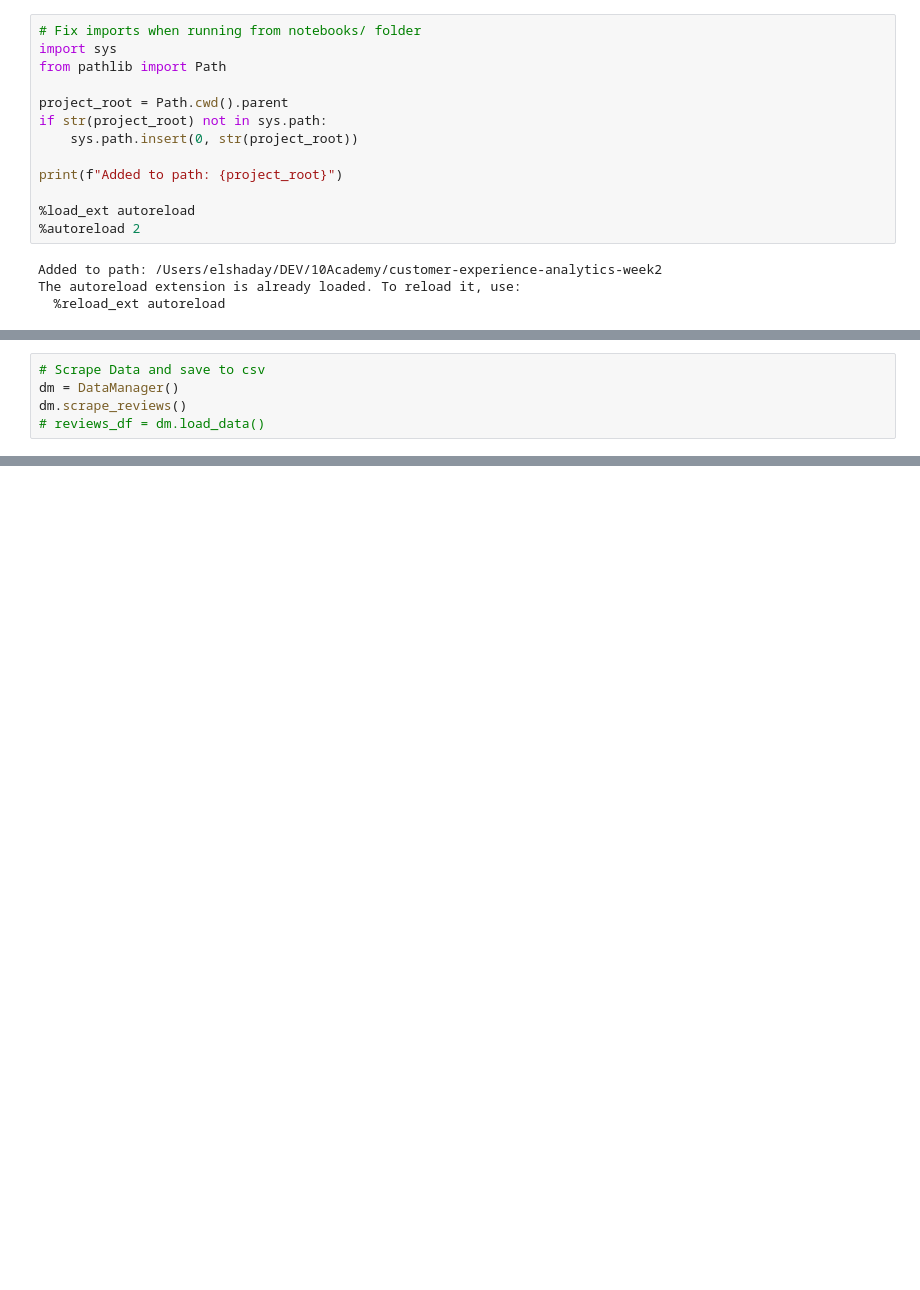
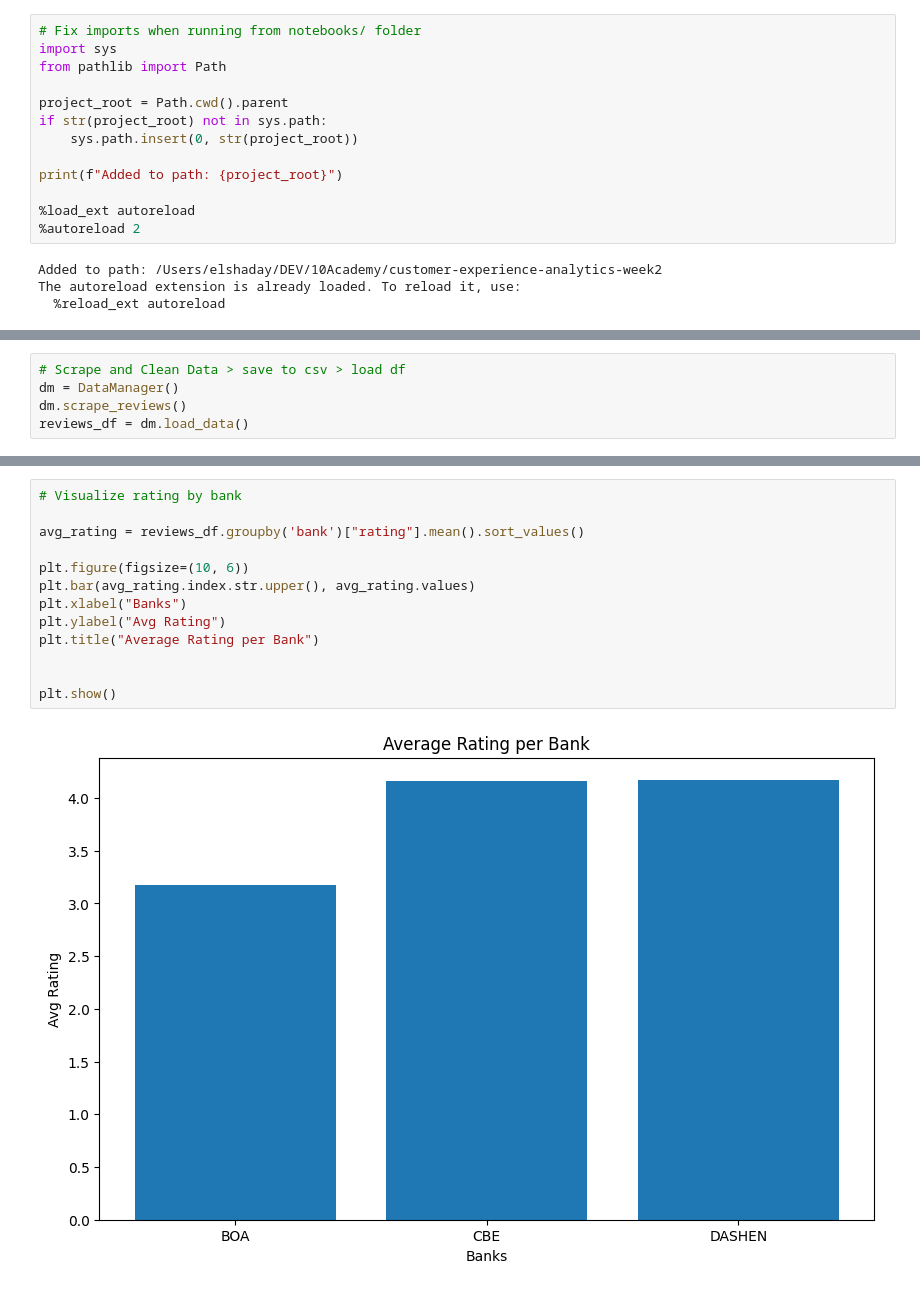
Before and after one commit to Elshaday97/customer-experience-analytics-week2, a Jupyter notebook: notebooks/exploratory_scraping.ipynb, the cells around one changed output, grey strips where cells are left out. Saved outputs shown, nothing was run; the diff lists cells and outputs as text; blank space fills up the shorter version.

```diff
--- a/notebooks/exploratory_scraping.ipynb
+++ b/notebooks/exploratory_scraping.ipynb
@@ -21,8 +22,8 @@ from tabulate import tabulate
 # %%
-# Scrape Data and save to csv
+# Scrape and Clean Data > save to csv > load df
 dm = DataManager()
 dm.scrape_reviews()
-# reviews_df = dm.load_data()
+reviews_df = dm.load_data()
 # %% [output]
 Saved data to ../data/raw/reviews_data.csv
 Removed 0 rows with missing and duplicate values.
@@ -34,0 +45,15 @@ Saved data to ../data/processed/cleaned_reviews_data.csv
+# %%
+# Visualize rating by bank
+
+avg_rating = reviews_df.groupby('bank')["rating"].mean().sort_values()
+
+plt.figure(figsize=(10, 6))
+plt.bar(avg_rating.index.str.upper(), avg_rating.values)
+plt.xlabel("Banks")
+plt.ylabel("Avg Rating")
+plt.title("Average Rating per Bank")
+
+
+plt.show()
+# %% [output]
+[figure, added]
```
Also changed, not shown: parts of 4 cells of this notebook, 4 other files.
